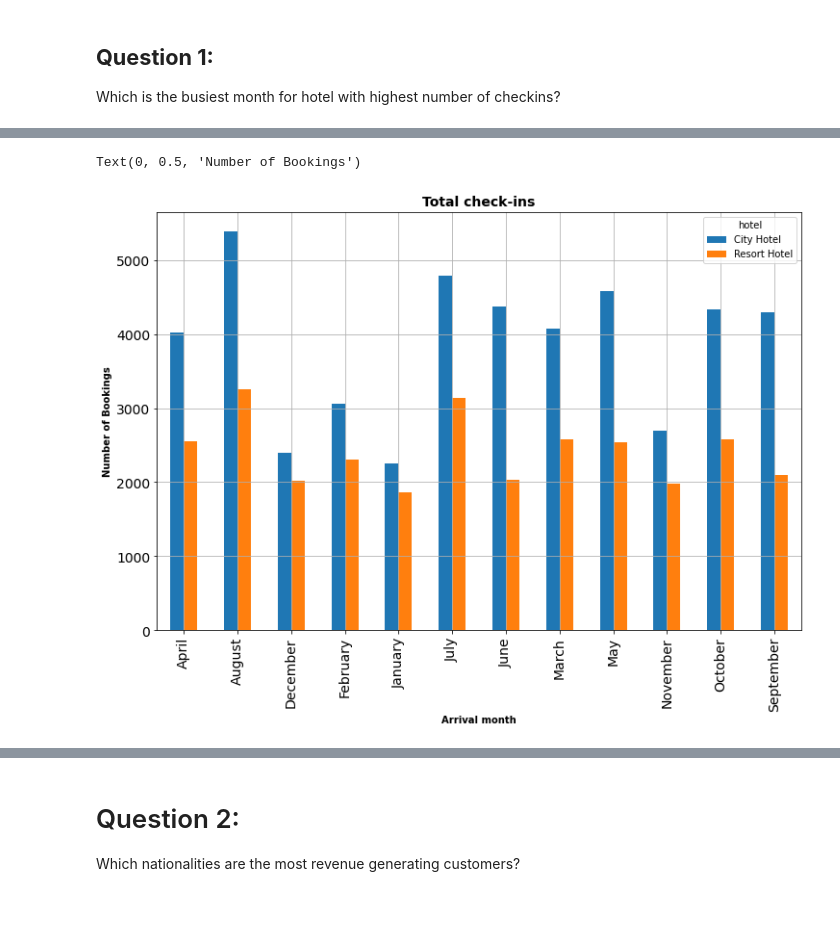
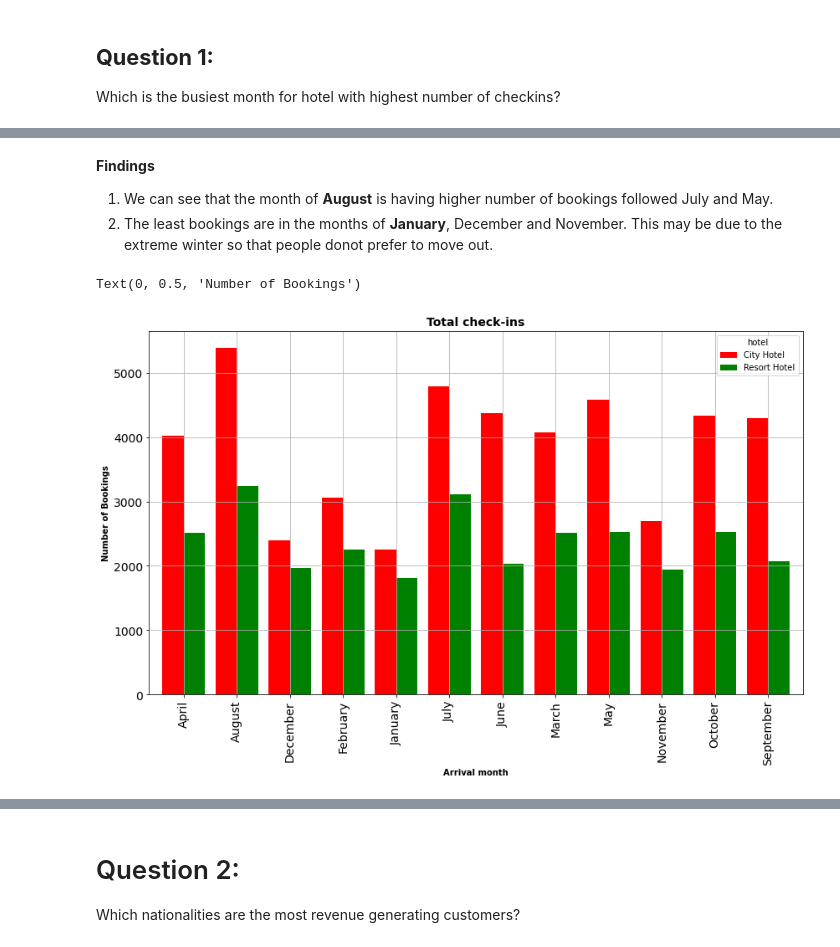
Before and after one commit to Subin-pds/Hotel-booking-Analysis, a Jupyter notebook: Hotel_Booking_Analysis_(Subin)_Capstone_Project.ipynb, the cells around one changed output, grey strips where cells are left out. Cells and saved outputs as stored; diff of their text form; code cells hidden in the pictures; blank space fills up the shorter version.

```diff
--- a/Hotel_Booking_Analysis_(Subin)_Capstone_Project.ipynb
+++ b/Hotel_Booking_Analysis_(Subin)_Capstone_Project.ipynb
@@ -185,15 +135,19 @@ Which is the busiest month for hotel with highest number of checkins?
+# %% [markdown]
+**Findings**
+
+
+
+1.   We can see that the month of **August** is having higher number of bookings followed July and May.
+2.   The least bookings are in the months of **January**, December and November. This may be due to the extreme winter so that people donot prefer to move out.
 # %%
-# Plotting the Total number of bookings in each month for City Hotel and Resort Hotel
-from matplotlib import figure
-Uncanceled_bookings = df[df['is_canceled']=='No']
-canceled_bookings = df[df['is_canceled']=='Yes']
+# Plotting the Total number of bookings in City Hotel and Resort Hotel in different months.
 
 monthly_bookigs = Uncanceled_bookings.groupby(['arrival_date_month','hotel'])['is_canceled'].count().unstack()
-x=monthly_bookigs.plot.bar(figsize = (12,8) , fontsize = 14 )
+x=monthly_bookigs.plot.bar(figsize = (14,8) , fontsize = 14,color=['Red','Green'], width=.8)
 x.grid()
 x.set_title("Total check-ins",fontsize =14, weight='bold')
 x.set_xlabel('Arrival month',weight='bold')
 x.set_ylabel('Number of Bookings',weight='bold')
 # %% [output]
 Text(0, 0.5, 'Number of Bookings')
-[figure, old version]
+[figure, new version]
```
Also changed, not shown: parts of 25 cells of this notebook.
